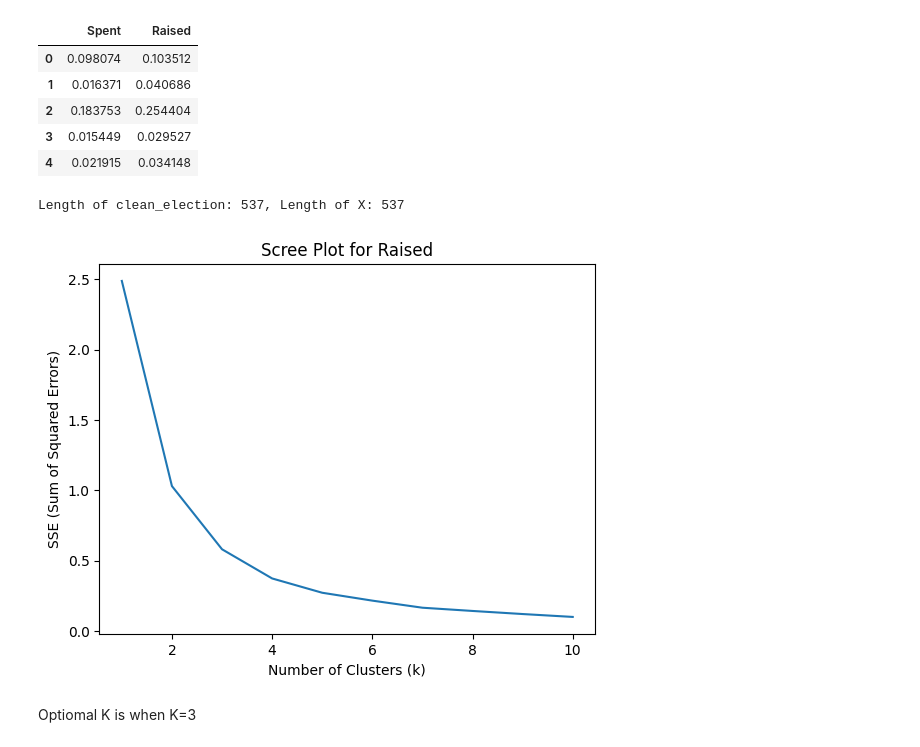
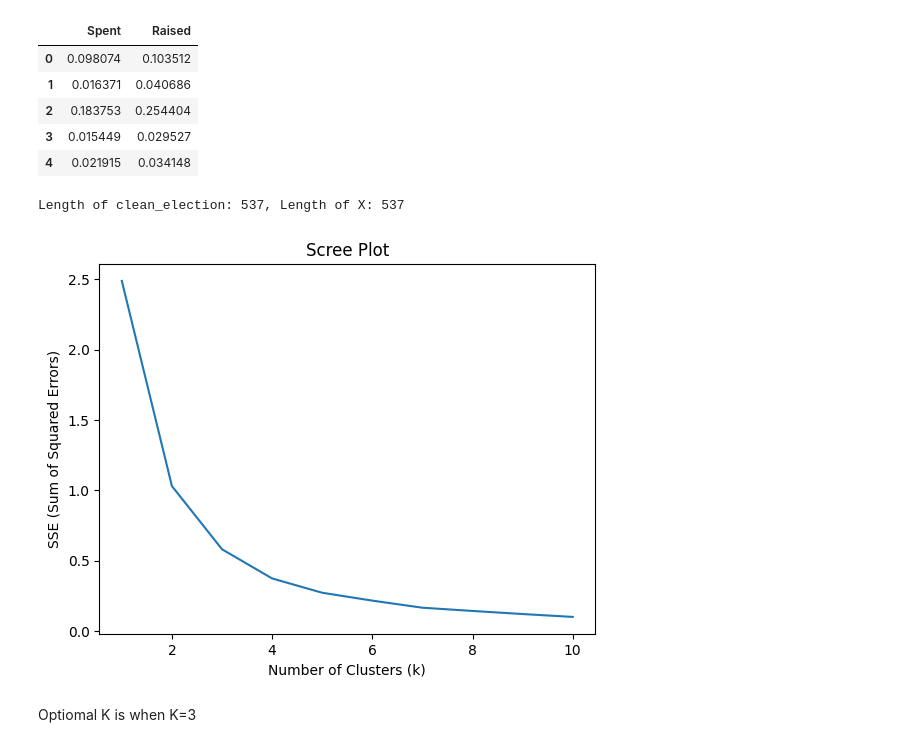
Before and after one commit to kguzman24/clustering, a Jupyter notebook: assignment/assignment_clustering.ipynb, the cells around one changed output. Drawn from its saved outputs; the diff is of its cells as text; code cells hidden in the pictures.

```diff
--- a/assignment/assignment_clustering.ipynb
+++ b/assignment/assignment_clustering.ipynb
@@ -217,33 +217,33 @@ X.head()
 | 3 | 0.015449 | 0.029527 |
 | 4 | 0.021915 | 0.034148 |
 # %%
-clean_election[['Raised', 'Spent']] = clean_election[['Raised', 'Spent']].apply(pd.to_numeric, errors='coerce')
-clean_election = clean_election.dropna(subset=['Raised', 'Spent']).reset_index(drop=True)
+#clean_election[['Raised', 'Spent']] = clean_election[['Raised', 'Spent']].apply(pd.to_numeric, errors='coerce')
+#clean_election = clean_election.dropna(subset=['Raised', 'Spent']).reset_index(drop=True)
 
-X = clean_election[['Spent', 'Raised']]
+#X = clean_election[['Spent', 'Raised']]
 k_bar=10
 
 print(f"Length of clean_election: {len(clean_election)}, Length of X: {len(X)}")
 
 def kmeans_scree_plot(df, title):
     SSE=[]
     for k in range(1, k_bar+1):
 
         model=KMeans(n_clusters=k+1, max_iter=300, n_init=10, random_state=0)#create a model for k
         model=model.fit(df)
         SSE.append(model.inertia_) #record the sum of squared error for k in the SSE vector
 
     sns.lineplot(x=np.arange(1, k_bar + 1), y=SSE)
     plt.xlabel("Number of Clusters (k)")
     plt.ylabel("SSE (Sum of Squared Errors)")
     plt.title(title)
     plt.show()
 
 kmeans_scree_plot(X, 'Scree Plot')
 #kmeans_scree_plot(clean_election['Spent'], 'Scree Plot for Spent')
 # %% [output]
 Length of clean_election: 537, Length of X: 537
-[figure, old version]
+[figure, new version]
 # %% [markdown]
 Optiomal K is when K=3
 # %%
```
Also changed, not shown: parts of 15 cells of this notebook.
